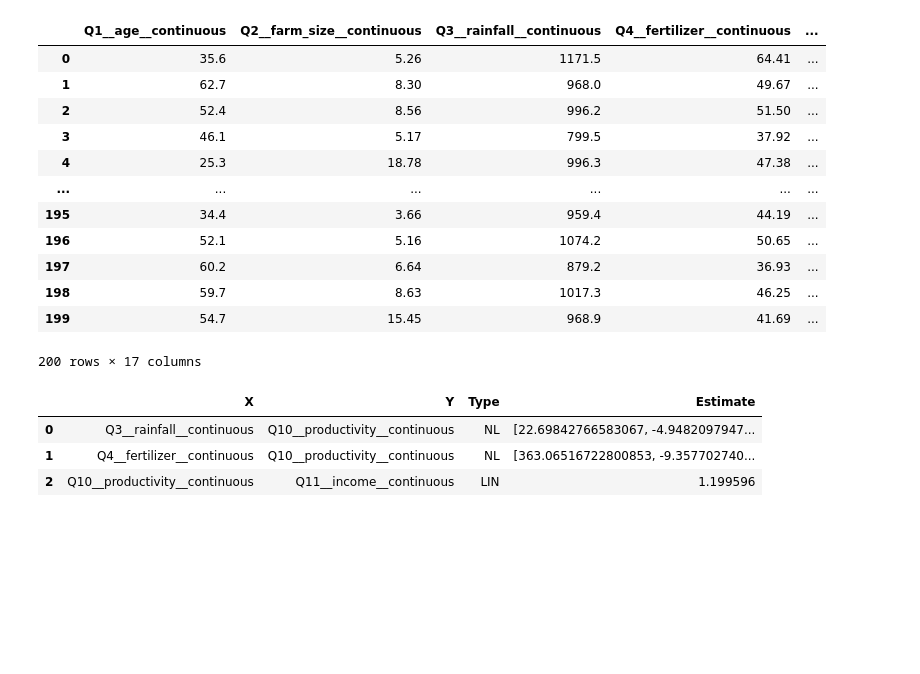
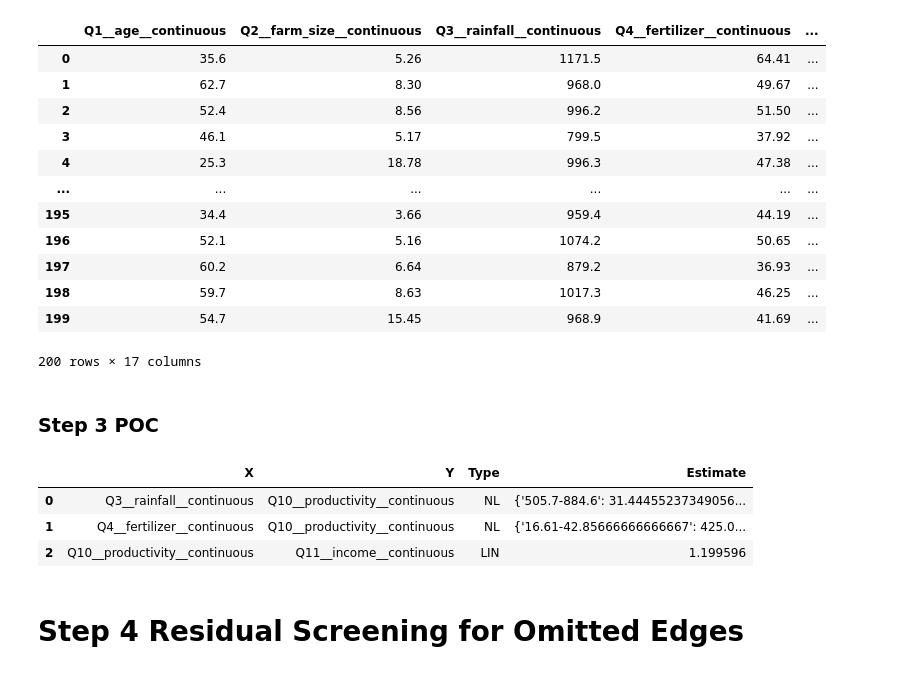
Before and after one commit to thenarrowgate/smallholder-productivity-analysis, a Jupyter notebook: EDA.ipynb, the cells around one changed output. Saved outputs shown, nothing was run; the diff lists cells and outputs as text; code cells hidden in the pictures; blank space fills up the shorter version.

Commit message:
Finished step 3 arrow-by-arrow gam vs lin test, now moving to step 4

```diff
--- a/EDA.ipynb
+++ b/EDA.ipynb
@@ -5457,12 +5444,13 @@ def refine_continuous_edge(
     beta_lin, aicc_lin, p_lin, lin_model = fit_linear_model(R, X)
 
     # (2) Fit the GAM model (new version returns piecewise_slopes)
-    gam_res, aicc_gam, piecewise_slopes = fit_gam_model(R, X)
+    gam_res, aicc_gam, knot_boundaries, knot_slopes = fit_gam_model(R, X)
+    knot_slope_map = {f"{knot_boundaries[i]}-{knot_boundaries[i+1]}": knot_slopes[i] for i in range(len(knot_slopes))}
 
     # (3) Compare AICc + threshold
     if (aicc_gam + alpha_threshold) < aicc_lin:
         # Nonlinear wins: return the piecewise slopes array
-        return True, "NL", piecewise_slopes
+        return True, "NL", knot_slope_map
     else:
         # Linear wins: return the single OLS slope
         return True, "LIN", beta_lin
@@ -5573,10 +5561,16 @@ def parse_feature_metadata(col: str):
         return None
     dummy = parts[3] if len(parts)==4 else None
     return {"qid": qid, "name": name, "type": ftype, "dummy": dummy}
+# %% [markdown]
+### Step 3 POC
 # %%
-refine_edges(df_copy, surviving_edges)
+refined_edges = refine_edges(df_copy, surviving_edges)
-# %% [output]
-|  | X | Y | Type | Estimate |
-| 0 | Q3__rainfall__continuous | Q10__productivity__continuous | NL | [22.69842766583067, -4.9482097947... |
-| 1 | Q4__fertilizer__continuous | Q10__productivity__continuous | NL | [363.06516722800853, -9.357702740... |
-| 2 | Q10__productivity__continuous | Q11__income__continuous | LIN | 1.199596 |
+# %%
+refined_edges
+# %% [output]
+|  | X | Y | Type | Estimate |
+| 0 | Q3__rainfall__continuous | Q10__productivity__continuous | NL | {'505.7-884.6': 31.44455237349056... |
+| 1 | Q4__fertilizer__continuous | Q10__productivity__continuous | NL | {'16.61-42.85666666666667': 425.0... |
+| 2 | Q10__productivity__continuous | Q11__income__continuous | LIN | 1.199596 |
+# %% [markdown]
+# Step 4 Residual Screening for Omitted Edges
```
Also changed, not shown: parts of 1 cell of this notebook.
